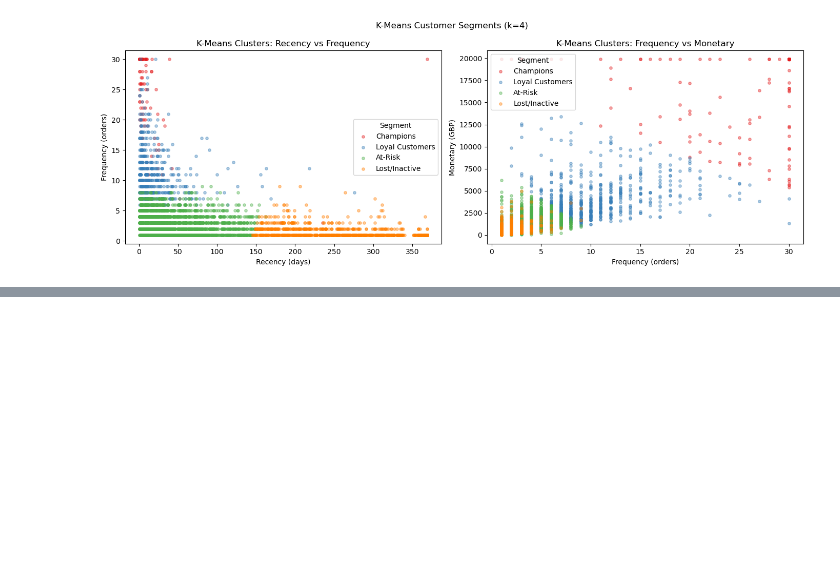
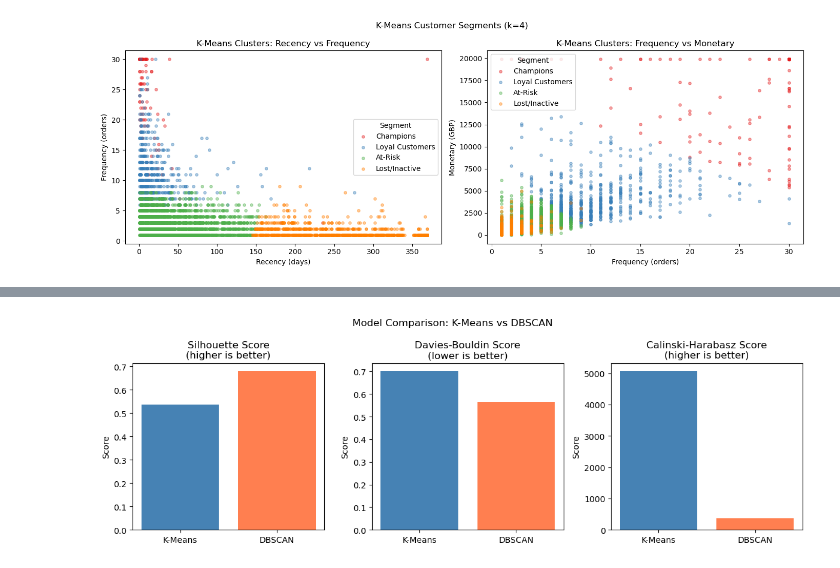
Before and after one commit to Lysitheatsu/PracDataSci, a Jupyter notebook: Assignment2/Assignment2.ipynb, the cells around one changed output, grey strips where cells are left out. Saved outputs shown, nothing was run; the diff lists cells and outputs as text; code cells hidden in the pictures; blank space fills up the shorter version.

```diff
--- a/Assignment2/Assignment2.ipynb
+++ b/Assignment2/Assignment2.ipynb
@@ -734,0 +823,12 @@ plt.show()
+# %%
+# evaluates the model
+mask = rfm['DBSCAN_Cluster'] != -1
+
+dbs_silhouette = silhouette_score(rfm_scaled[mask], rfm.loc[mask, 'DBSCAN_Cluster'])
+dbs_db = davies_bouldin_score(rfm_scaled[mask], rfm.loc[mask, 'DBSCAN_Cluster'])
+dbs_ch = calinski_harabasz_score(rfm_scaled[mask], rfm.loc[mask, 'DBSCAN_Cluster'])
+
+print('DBSCAN Evaluation (non-noise points only):')
+print('Silhouette Score:', round(dbs_silhouette, 4))
+print('Davies-Bouldin Score:', round(dbs_db, 4))
+print('Calinski-Harabasz Score:', round(dbs_ch, 2))
@@ -734,0 +979,25 @@ plt.show()
+# %%
+# bar chart to compare the three main metrics
+fig, axes = plt.subplots(1, 3, figsize=(12, 4))
+
+# silhouette
+axes[0].bar(['K-Means', 'DBSCAN'], [km_silhouette, dbs_silhouette], color=['steelblue', 'coral'])
+axes[0].set_title('Silhouette Score\n(higher is better)')
+axes[0].set_ylabel('Score')
+
+# davies bouldin
+axes[1].bar(['K-Means', 'DBSCAN'], [km_db, dbs_db], color=['steelblue', 'coral'])
+axes[1].set_title('Davies-Bouldin Score\n(lower is better)')
+axes[1].set_ylabel('Score')
+
+# calinski harabasz
+axes[2].bar(['K-Means', 'DBSCAN'], [km_ch, dbs_ch], color=['steelblue', 'coral'])
+axes[2].set_title('Calinski-Harabasz Score\n(higher is better)')
+axes[2].set_ylabel('Score')
+
+plt.suptitle('Model Comparison: K-Means vs DBSCAN')
+plt.tight_layout()
+plt.savefig('figures/fig_model_comparison.png')
+plt.show()
+# %% [output]
+[figure, added]
```
Also changed, not shown: parts of 11 cells of this notebook, 4 other files.
